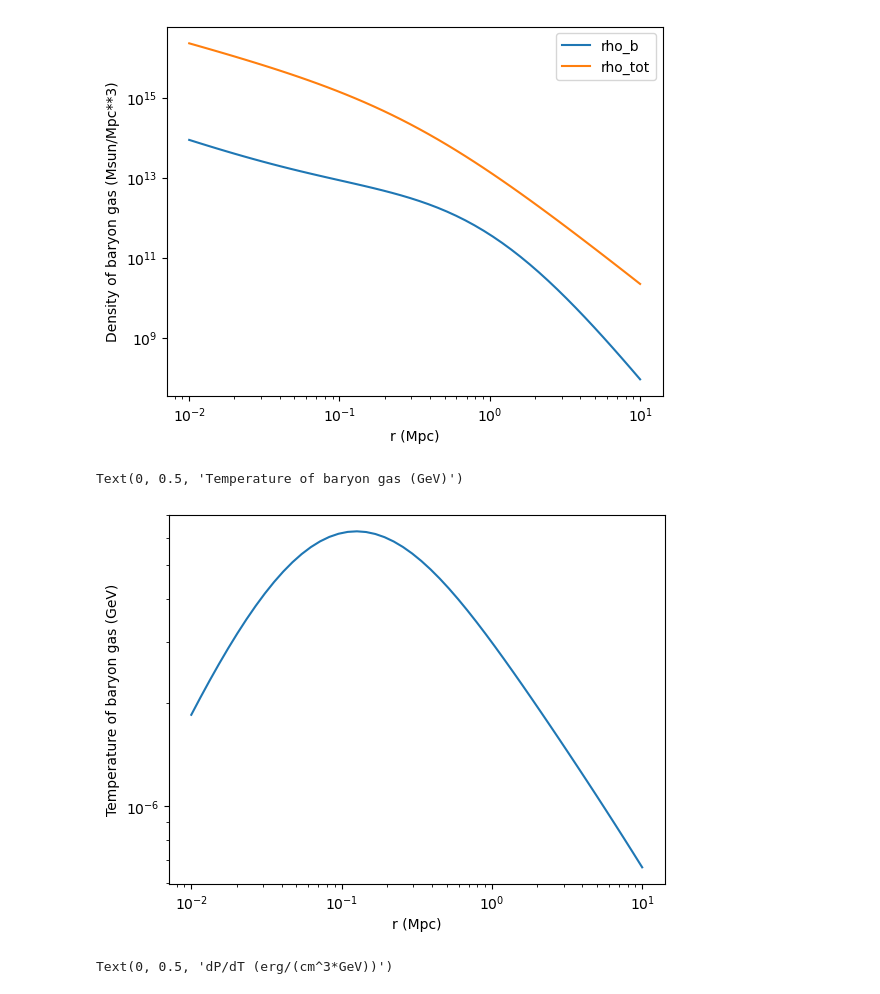
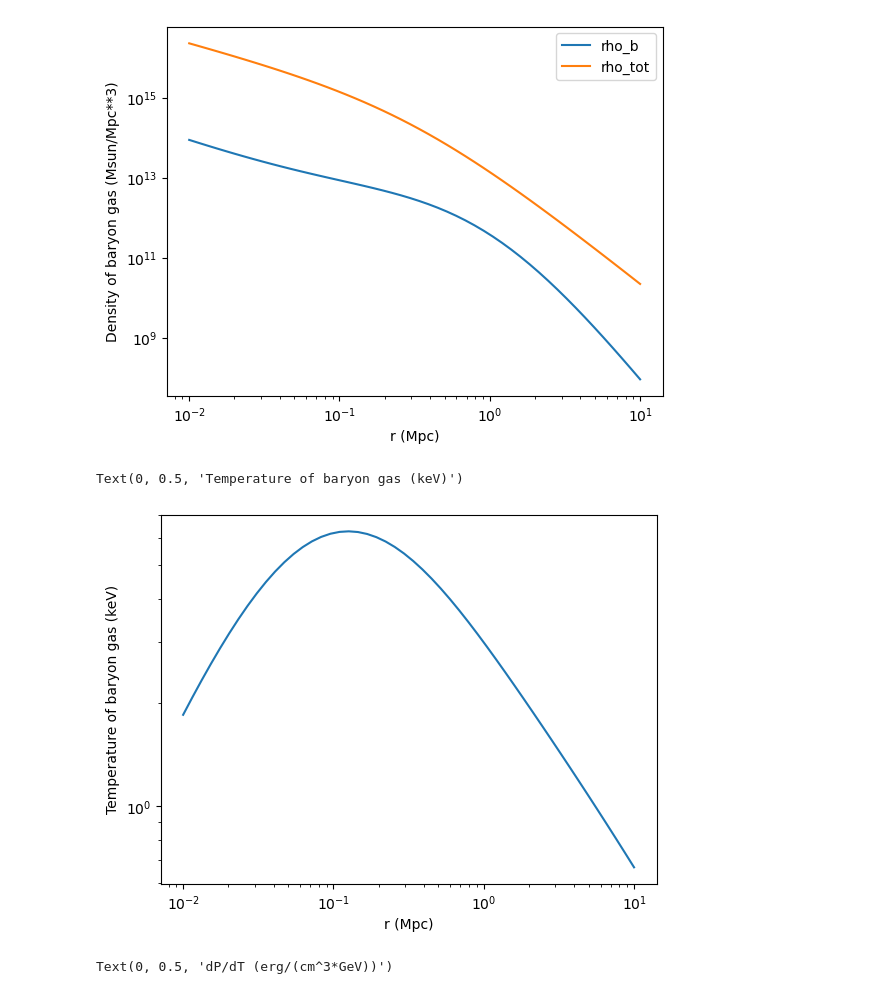
Before and after one commit to eleanorstuart/thermo-idm, a Jupyter notebook: Iqbal_AGN_heating.ipynb, the cells around one changed output. Cells and saved outputs as stored; diff of their text form; code cells hidden in the pictures.

```diff
--- a/Iqbal_AGN_heating.ipynb
+++ b/Iqbal_AGN_heating.ipynb
@@ -260,12 +260,12 @@ plt.legend()
 <matplotlib.legend.Legend at 0x...>
 [figure]
 # %%
-plt.loglog(rs, T_g(rs.value, R500, M500, z))
+plt.loglog(rs, T_g(rs.value, R500, M500, z).to(u.keV))
 plt.xlabel('r (Mpc)')
-plt.ylabel('Temperature of baryon gas (GeV)')
+plt.ylabel('Temperature of baryon gas (keV)')
 # %% [output]
-Text(0, 0.5, 'Temperature of baryon gas (GeV)')
+Text(0, 0.5, 'Temperature of baryon gas (keV)')
-[figure, old version]
+[figure, new version]
 # %%
 #plt.loglog(rs, dT_dr(rs, R500, M500, z))
 #plt.xlabel('r (Mpc)')
```
Also changed, not shown: parts of 8 cells of this notebook, 4 other files.
